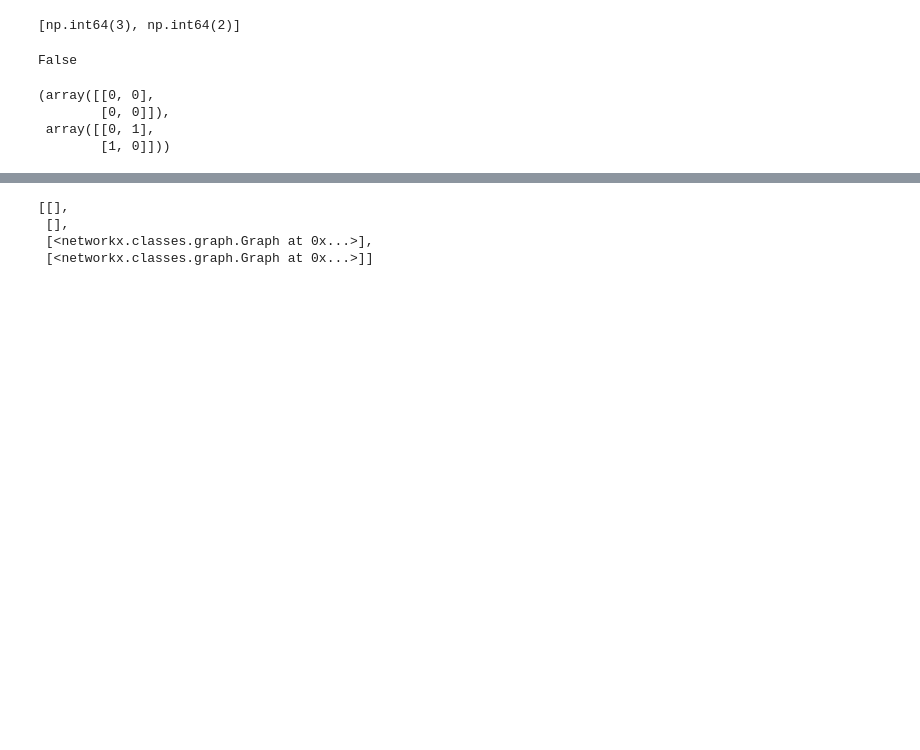
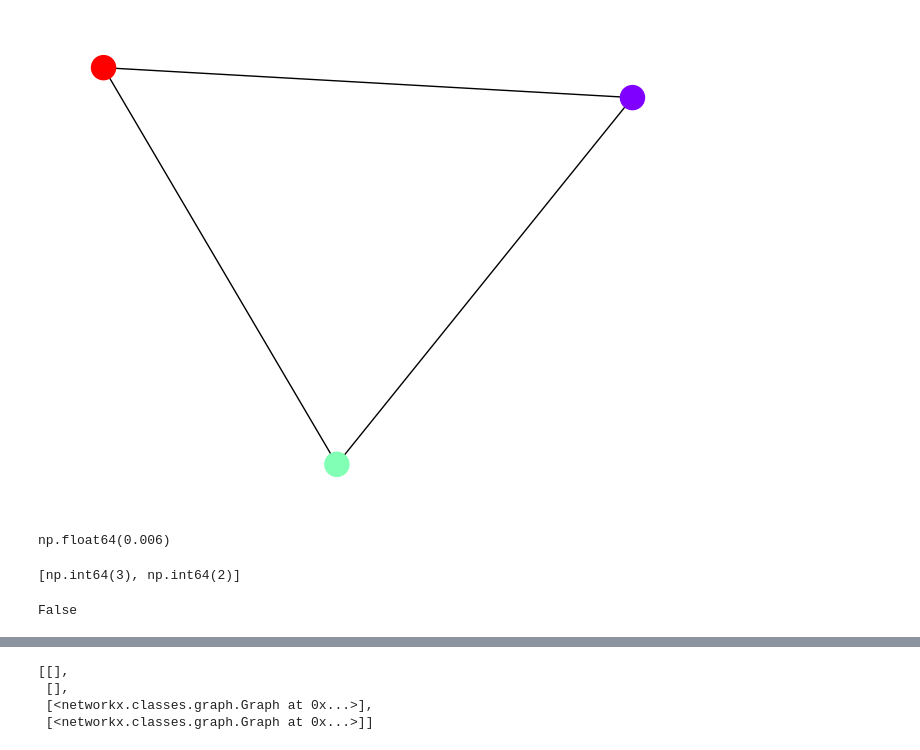
Before and after one commit to coryglover/NetDesign, a Jupyter notebook: notebooks/mcmc.ipynb, the cells around one changed output, grey strips where cells are left out. Saved outputs shown, nothing was run; the diff lists cells and outputs as text; code cells hidden in the pictures; blank space fills up the shorter version.

```diff
--- a/notebooks/mcmc.ipynb
+++ b/notebooks/mcmc.ipynb
@@ -58,5 +77,13 @@ initial_graph.add_nodes_from([np.int64(4),np.int64(0)])
+# %%
+at.draw_network(ex0.Tree.get_node(2).data.subgraph[0],ex0.X)
+# %% [output]
+[figure, added]
 # %%
-sub_nodes = ex0.Tree.get_node(1).data.nodes
+sum(ex0.Tree.get_node(0).data.p)
 # %% [output]
-[np.int64(3), np.int64(2)]
+np.float64(0.006)
+# %%
+sub_nodes
+# %% [output]
+[np.int64(3), np.int64(2)]
 # %%
@@ -67,10 +96,3 @@ cur_a = nx.adjacency_matrix(samples[0]).todense()
 np.allclose(true_A,cur_a)
 # %% [output]
 False
-# %%
-true_A, cur_a
-# %% [output]
-(array([[0, 0],
-        [0, 0]]),
- array([[0, 1],
-        [1, 0]]))
```
Also changed, not shown: parts of 15 cells of this notebook, 1 other file.
